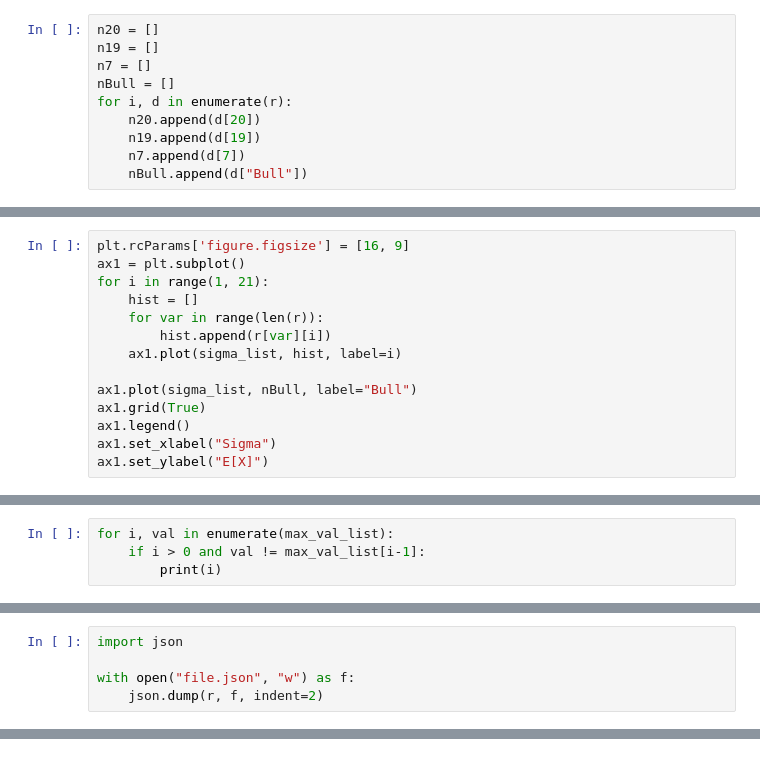
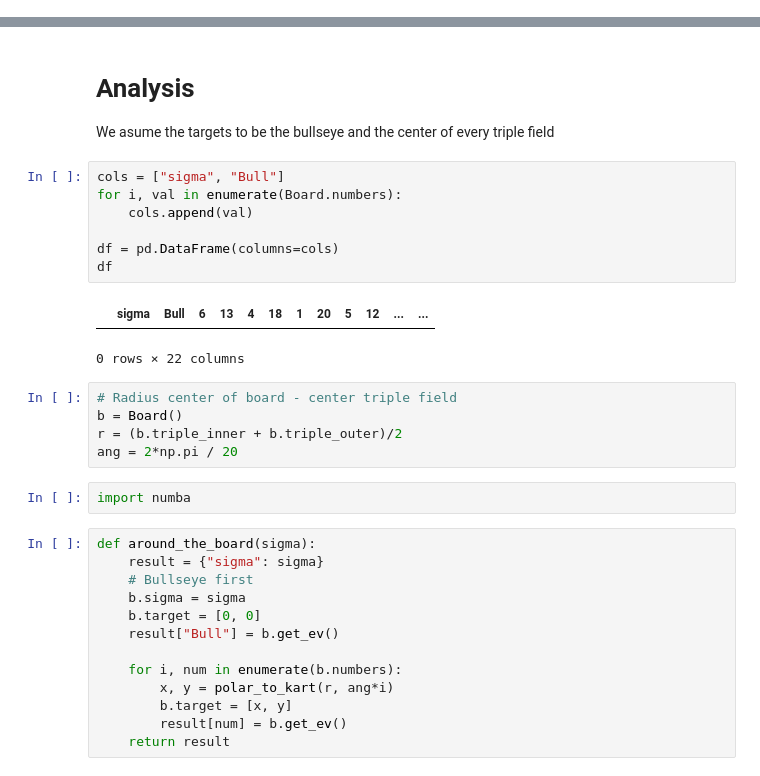
Before and after one commit to richardkor95/Darts-Calculator, a Jupyter notebook: analysis.ipynb, the cells around one changed output, grey strips where cells are left out. Cells and saved outputs as stored; diff of their text form.

Commit message:
analysis finished

```diff
--- a/analysis.ipynb
+++ b/analysis.ipynb
@@ -77,10 +6,0 @@ print(max_val_list)
-# %%
-n20 = []
-n19 = []
-n7 = []
-nBull = []
-for i, d in enumerate(r):
-    n20.append(d[20])
-    n19.append(d[19])
-    n7.append(d[7])
-    nBull.append(d["Bull"])
@@ -96,14 +6,0 @@ plt.legend()
-# %%
-plt.rcParams['figure.figsize'] = [16, 9]
-ax1 = plt.subplot()
-for i in range(1, 21):
-    hist = []
-    for var in range(len(r)):
-        hist.append(r[var][i])
-    ax1.plot(sigma_list, hist, label=i)
-
-ax1.plot(sigma_list, nBull, label="Bull")
-ax1.grid(True)
-ax1.legend()
-ax1.set_xlabel("Sigma")
-ax1.set_ylabel("E[X]")
@@ -138,4 +6,0 @@ Text(49.5, -1.5, '50')
-# %%
-for i, val in enumerate(max_val_list):
-    if i > 0 and val != max_val_list[i-1]:
-        print(i)
@@ -150,5 +6,0 @@ print(max_val_list)
-# %%
-import json
-
-with open("file.json", "w") as f:
-    json.dump(r, f, indent=2)
@@ -158,0 +140,33 @@ r[10][20]
+# %% [markdown]
+# Analysis
+We asume the targets to be the bullseye and the center of every triple field
+# %%
+cols = ["sigma", "Bull"]
+for i, val in enumerate(Board.numbers):
+    cols.append(val)
+
+df = pd.DataFrame(columns=cols)
+df
+# %% [output]
+|  | sigma | Bull | 6 | 13 | 4 | 18 | 1 | 20 | 5 | 12 | ... | ... |
+0 rows × 22 columns
+# %%
+# Radius center of board - center triple field
+b = Board()
+r = (b.triple_inner + b.triple_outer)/2
+ang = 2*np.pi / 20
+# %%
+import numba
+# %%
+def around_the_board(sigma):
+    result = {"sigma": sigma}
+    # Bullseye first
+    b.sigma = sigma
+    b.target = [0, 0]
+    result["Bull"] = b.get_ev()
+
+    for i, num in enumerate(b.numbers):
+        x, y = polar_to_kart(r, ang*i)
+        b.target = [x, y]
+        result[num] = b.get_ev()
+    return result
```
Also changed, not shown: parts of 24 cells of this notebook, 7 other files.
